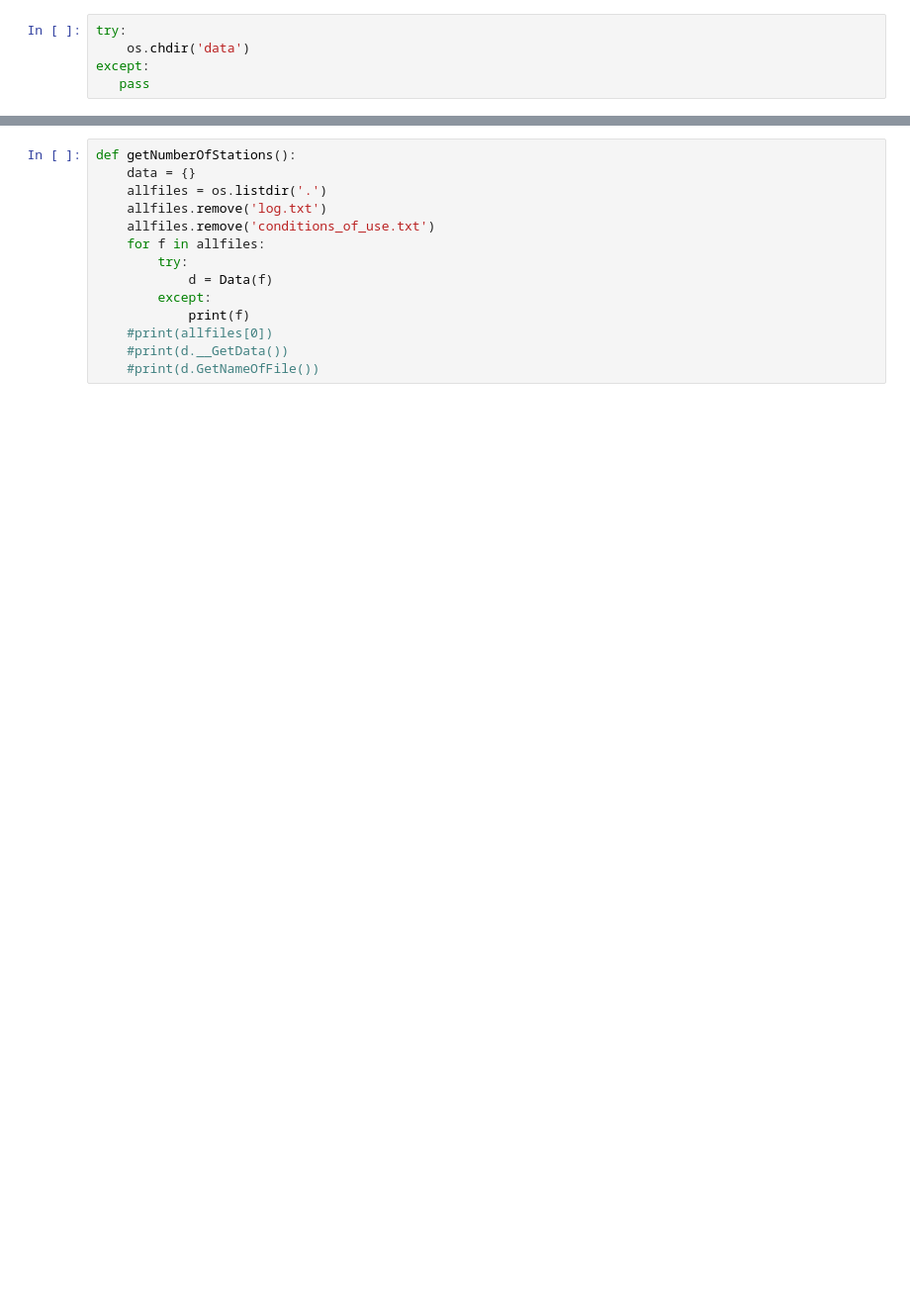
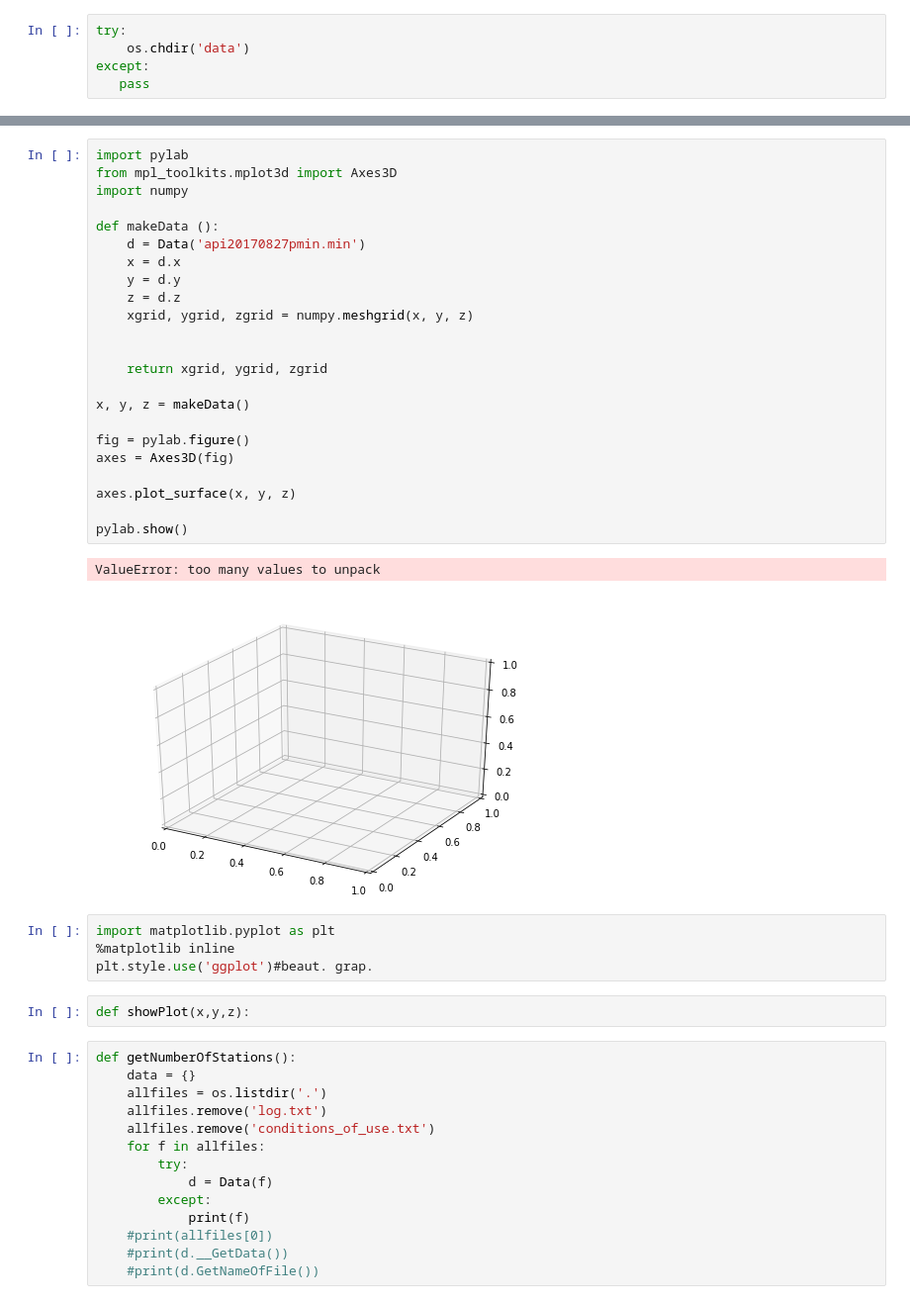
Before and after one commit to elllkk/mine, a Jupyter notebook: курсач.ipynb, the cells around one changed output, grey strips where cells are left out. Shown at 99% size. Saved outputs shown, nothing was run; the diff lists cells and outputs as text; blank space fills up the shorter version.

```diff
--- a/курсач.ipynb
+++ b/курсач.ipynb
@@ -99,3 +193,35 @@ d.GetData()
+# %%
+import pylab
+from mpl_toolkits.mplot3d import Axes3D
+import numpy
+
+def makeData ():
+    d = Data('api20170827pmin.min')
+    x = d.x
+    y = d.y
+    z = d.z
+    xgrid, ygrid, zgrid = numpy.meshgrid(x, y, z)
+
+
+    return xgrid, ygrid, zgrid
+
+x, y, z = makeData()
+
+fig = pylab.figure()
+axes = Axes3D(fig)
+
+axes.plot_surface(x, y, z)
+
+pylab.show()
+# %% [output]
+ValueError: too many values to unpack
+[figure, added]
+# %%
+import matplotlib.pyplot as plt
+%matplotlib inline
+plt.style.use('ggplot')#beaut. grap.
+# %%
+def showPlot(x,y,z):
 # %%
 def getNumberOfStations():
     data = {}
```
Also changed, not shown: parts of 11 cells of this notebook.
